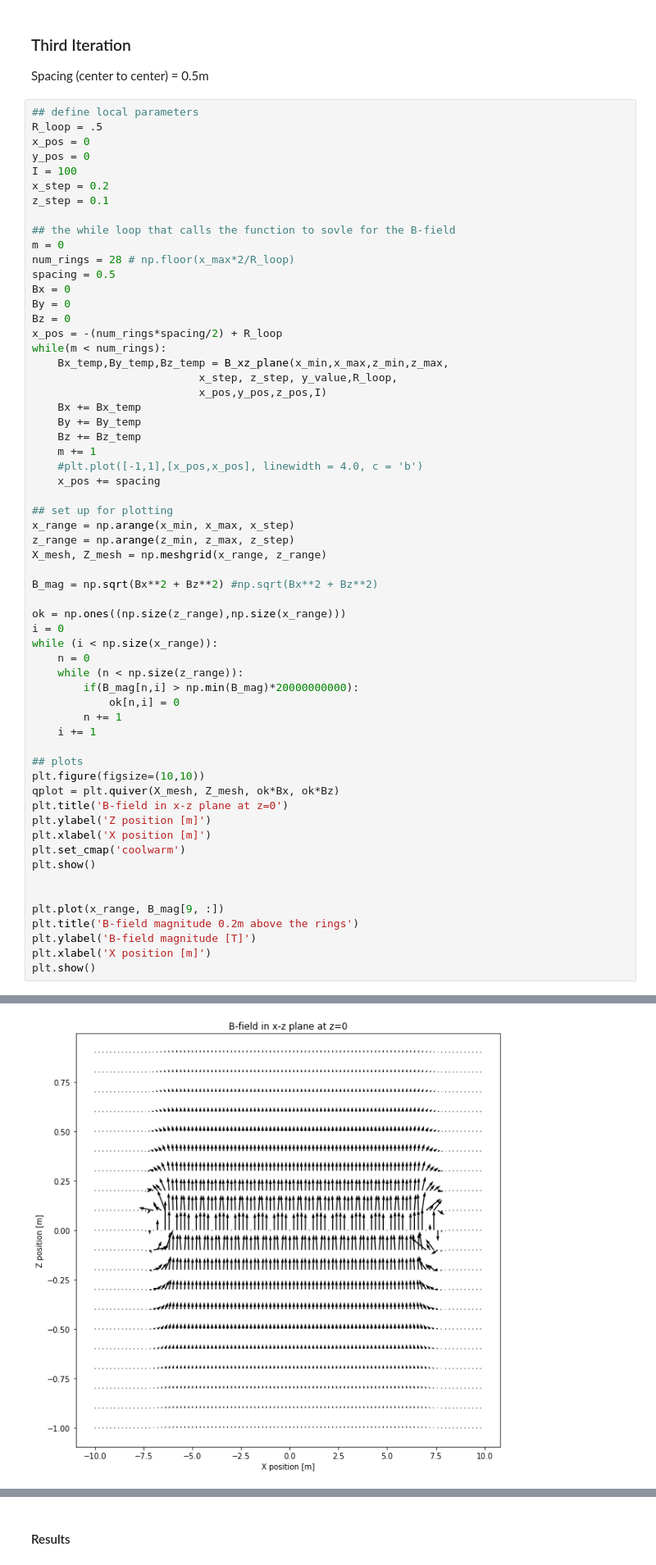
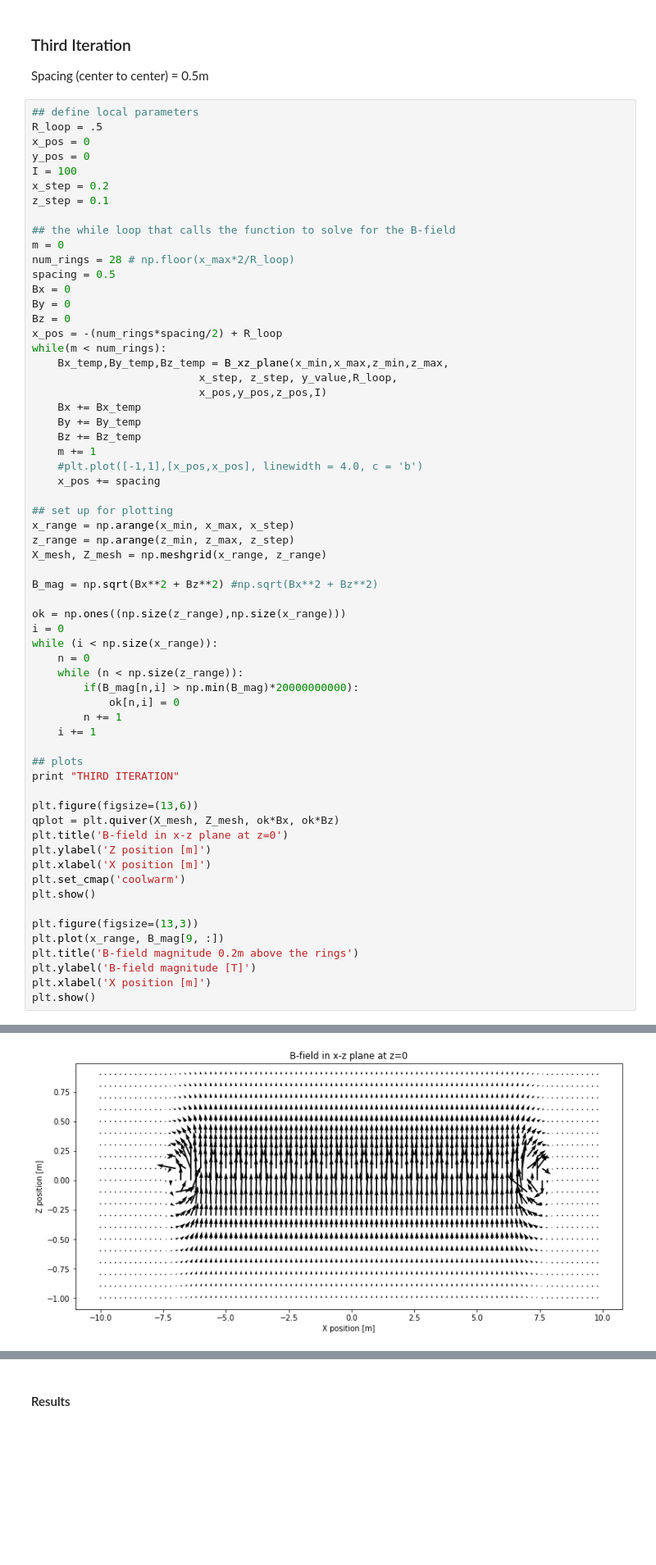
Before and after one commit to rylittle13/Physics260FinalProject, a Jupyter notebook: Final Project.ipynb, the cells around one changed output, grey strips where cells are left out. Shown at 82% size. Cells and saved outputs as stored; diff of their text form; blank space fills up the shorter version.

```diff
--- a/Final Project.ipynb
+++ b/Final Project.ipynb
@@ -284,7 +293,7 @@ I = 100
 x_step = 0.2
 z_step = 0.1
 
-## the while loop that calls the function to sovle for the B-field
+## the while loop that calls the function to solve for the B-field
 m = 0
 num_rings = 28 # np.floor(x_max*2/R_loop)
 spacing = 0.5
@@ -321,7 +330,9 @@ while (i < np.size(x_range)):
     i += 1
 
 ## plots
-plt.figure(figsize=(10,10))
+print "THIRD ITERATION"
+
+plt.figure(figsize=(13,6))
 qplot = plt.quiver(X_mesh, Z_mesh, ok*Bx, ok*Bz)
 plt.title('B-field in x-z plane at z=0')
 plt.ylabel('Z position [m]')
@@ -329,7 +340,7 @@ plt.xlabel('X position [m]')
 plt.set_cmap('coolwarm')
 plt.show()
 
-
+plt.figure(figsize=(13,3))
 plt.plot(x_range, B_mag[9, :])
 plt.title('B-field magnitude 0.2m above the rings')
 plt.ylabel('B-field magnitude [T]')
@@ -339 +351 @@ plt.show()
-[figure, old version]
+[figure, new version]
```
Also changed, not shown: parts of 17 cells of this notebook.
